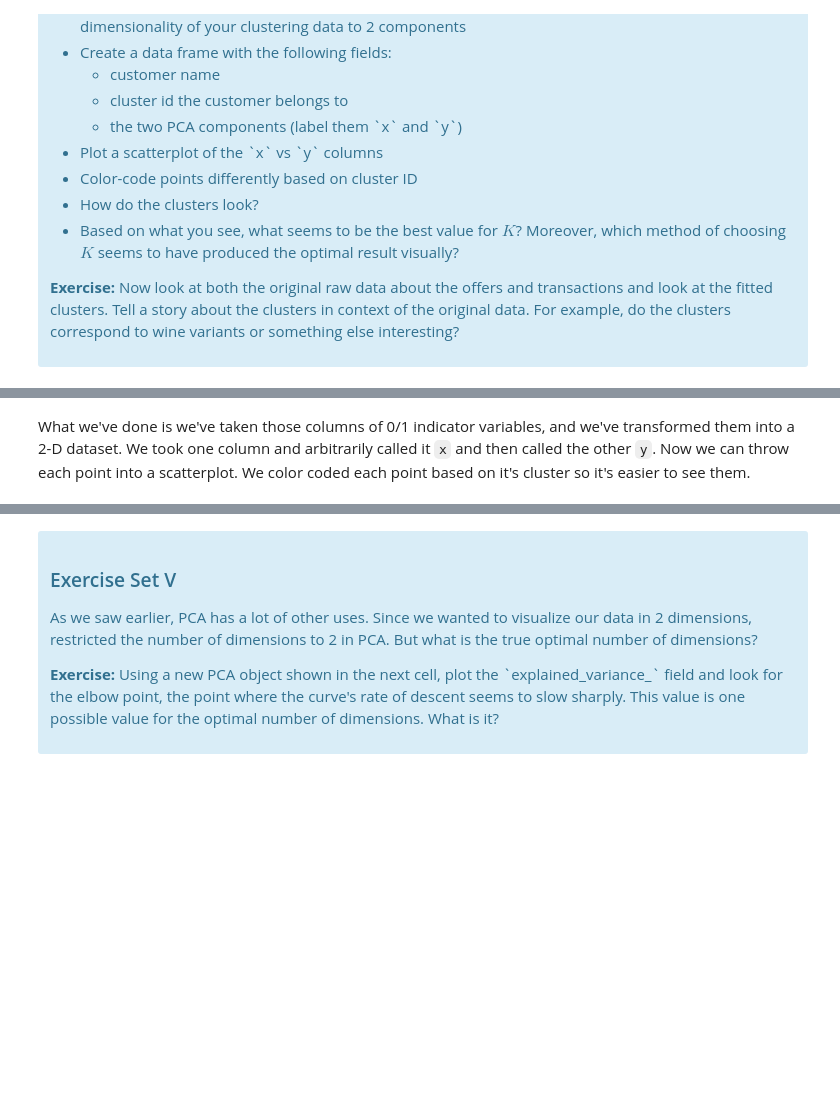
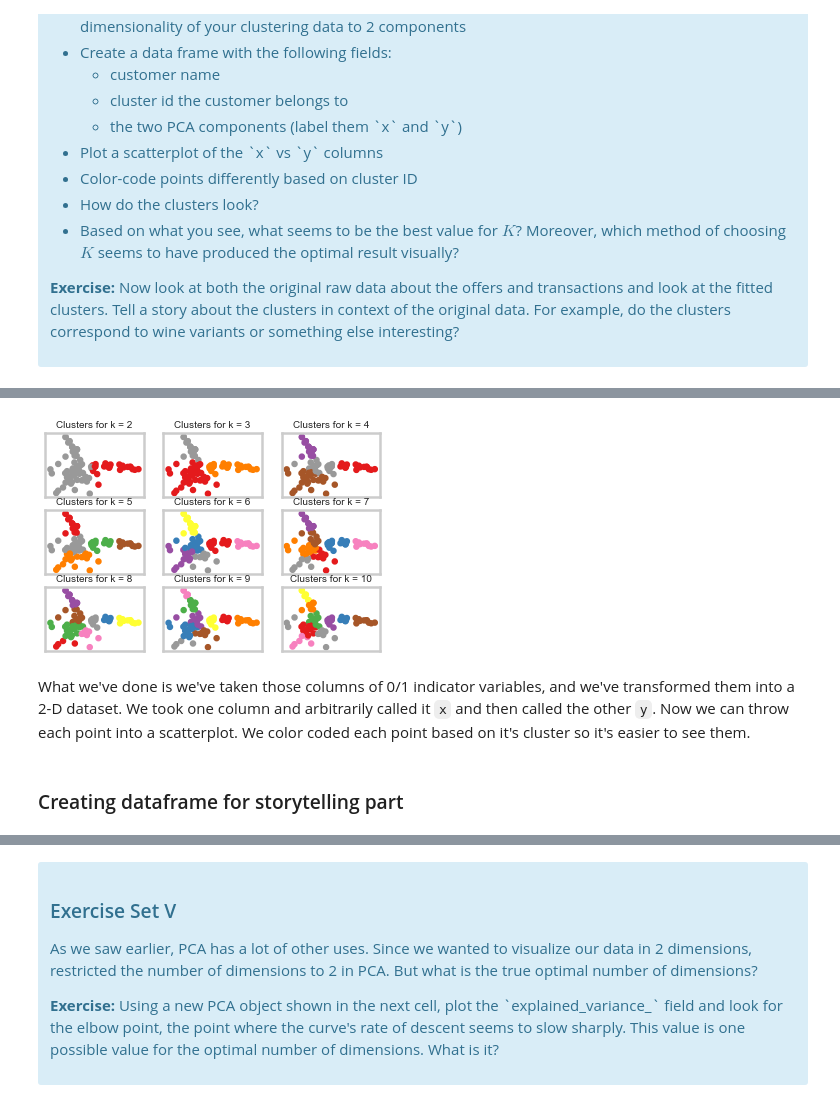
Before and after one commit to ProfAnshul/Customer-Segmentation-Using-Clustering, a Jupyter notebook: Mini_Project_Clustering.ipynb, the cells around one changed output, grey strips where cells are left out. Drawn from its saved outputs; the diff is of its cells as text; code cells hidden in the pictures; blank space fills up the shorter version.

```diff
--- a/Mini_Project_Clustering.ipynb
+++ b/Mini_Project_Clustering.ipynb
@@ -351,4 +365,2 @@ pca = PCA(n_components = 2,random_state=42)
 
 factors = pca.fit_transform(x_cols)
-# %%
-df_offer_details['customer_name'] = df_offer_details.index   # even after performing reset_index() ?
@@ -389,2 +411,38 @@ plt.show()
+# %%
+# Creating the scatterplots
+
+# setup figure and fill with data
+fig = plt.figure()
+for k in K_value:
+    # setup plots and axes
+    ax = fig.add_subplot(3,3,k-1)
+
+    ax.set_xticks([])
+    ax.set_yticks([])
+
+    # fill data in the scatterplots
+    plt.scatter(x = df_name_x_y['x'], y = df_name_x_y['y'],s=20,
+                c=df_name_x_y.iloc[:,k+1],cmap = 'Set2')
+    ax.set_title('Clusters for k = ' + str(k),fontsize=10)
+# %%
+# Creating Scatterplots
+
+
+# setup figure and fill with data
+fig = plt.figure()
+for k in k_range:
+    # setup plots and axes
+    ax = fig.add_subplot(3,3,k-1)
+    ax.set_xticks([])
+    ax.set_yticks([])
+
+    # fill data in the scatterplots
+    plt.scatter(x = df_name_x_y['x'], y = df_name_x_y['y'], s = 20,
+                c = df_name_x_y.iloc[:,k + 1], cmap = 'Set1')
+    ax.set_title('Clusters for k = ' + str(k),fontsize=10)
+# %% [output]
+[figure, added]
 # %% [markdown]
 What we've done is we've taken those columns of 0/1 indicator variables, and we've transformed them into a 2-D dataset. We took one column and arbitrarily called it `x` and then called the other `y`. Now we can throw each point into a scatterplot. We color coded each point based on it's cluster so it's easier to see them.
+# %% [markdown]
+### Creating dataframe for storytelling part
```
Also changed, not shown: parts of 39 cells of this notebook.
